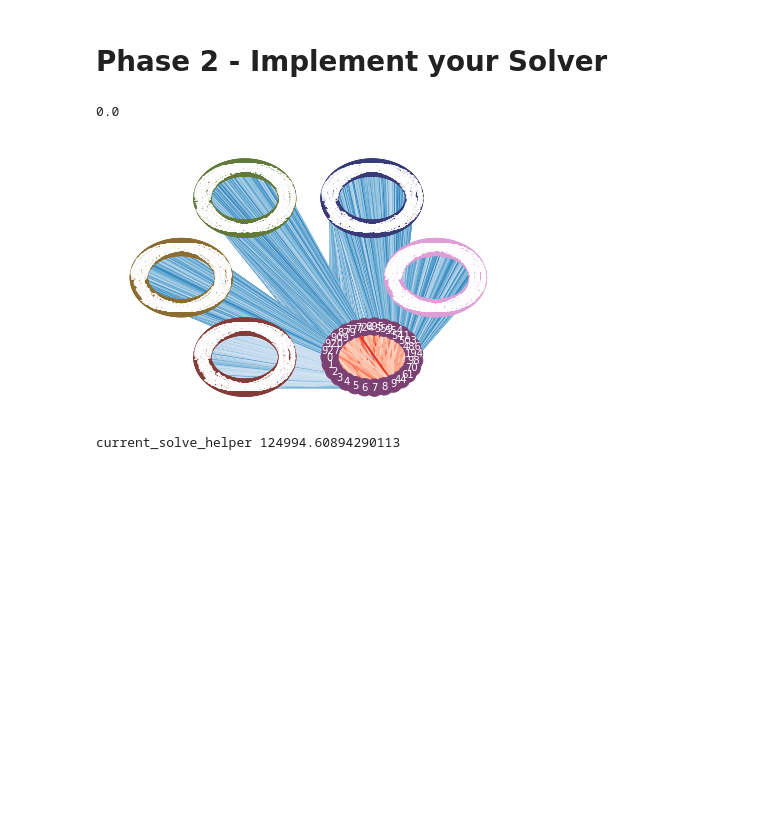
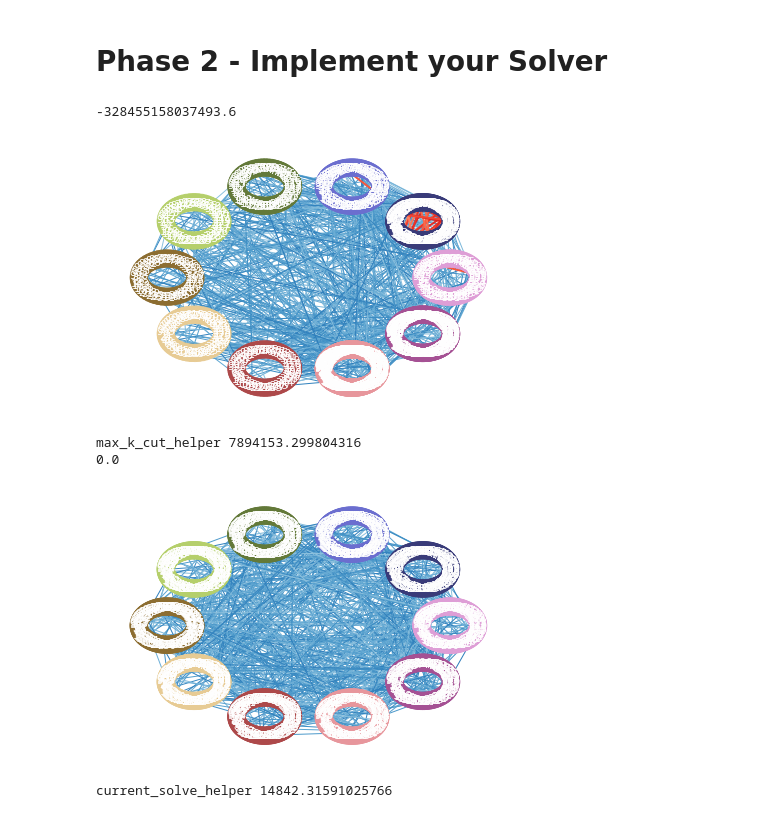
Before and after one commit to riensou/CS-170-Project-Fa22, a Jupyter notebook: main.ipynb, the cells around one changed output. Drawn from its saved outputs; the diff is of its cells as text; code cells hidden in the pictures; blank space fills up the shorter version.

```diff
--- a/main.ipynb
+++ b/main.ipynb
@@ -111,9 +111,9 @@ from greedy_algorithm import *
 
 #large 223, 240 (not working)
 
-input = 'inputs/large240.in'
+input = 'inputs/large225.in'
 
-solvers = [current_solve(input)]
+solvers = [max_k_cut_solve(10), current_solve(input)]
 
 for solver in solvers:
     G = read_input(input)
@@ -125,38 +125,41 @@ for solver in solvers:
 
     bucket = Bucket_Structure(G.copy())
 
     total_gains = 0
 
     # print(bucket.buckets)
 
-    for _ in range(300):
+    for _ in range(200):
         move, gain = O1_operator(bucket)
 
         if gain < 0:
-            print(move, gain)
+            #print(move, gain)
 
             total_gains += gain
 
             G.nodes[move[0]]['team'] = move[1]
 
             # current_score = score(G)
             # print(current_score - initial_score)
 
             #bucket = Bucket_Structure(G)
             bucket.update(move)
 
     #print(total_gains)
 
     current_score = score(G)
     print(current_score - initial_score)
 
     validate_output(G)
     visualize(G)
     print(solver.__name__, score(G))
 # %% [output]
-0.0
+-328455158037493.6
-[figure, old version]
+[figure, new version]
-current_solve_helper 124994.60894290113
+max_k_cut_helper 7894153.299804316
+0.0
+[figure, added]
+current_solve_helper 14842.31591025766
 # %%
 # We can use this to upper-bound the number of teams by looking at the leaderboard.
 # Maybe not that useful, but could be interesting
```
Also changed, not shown: 1 other file.
